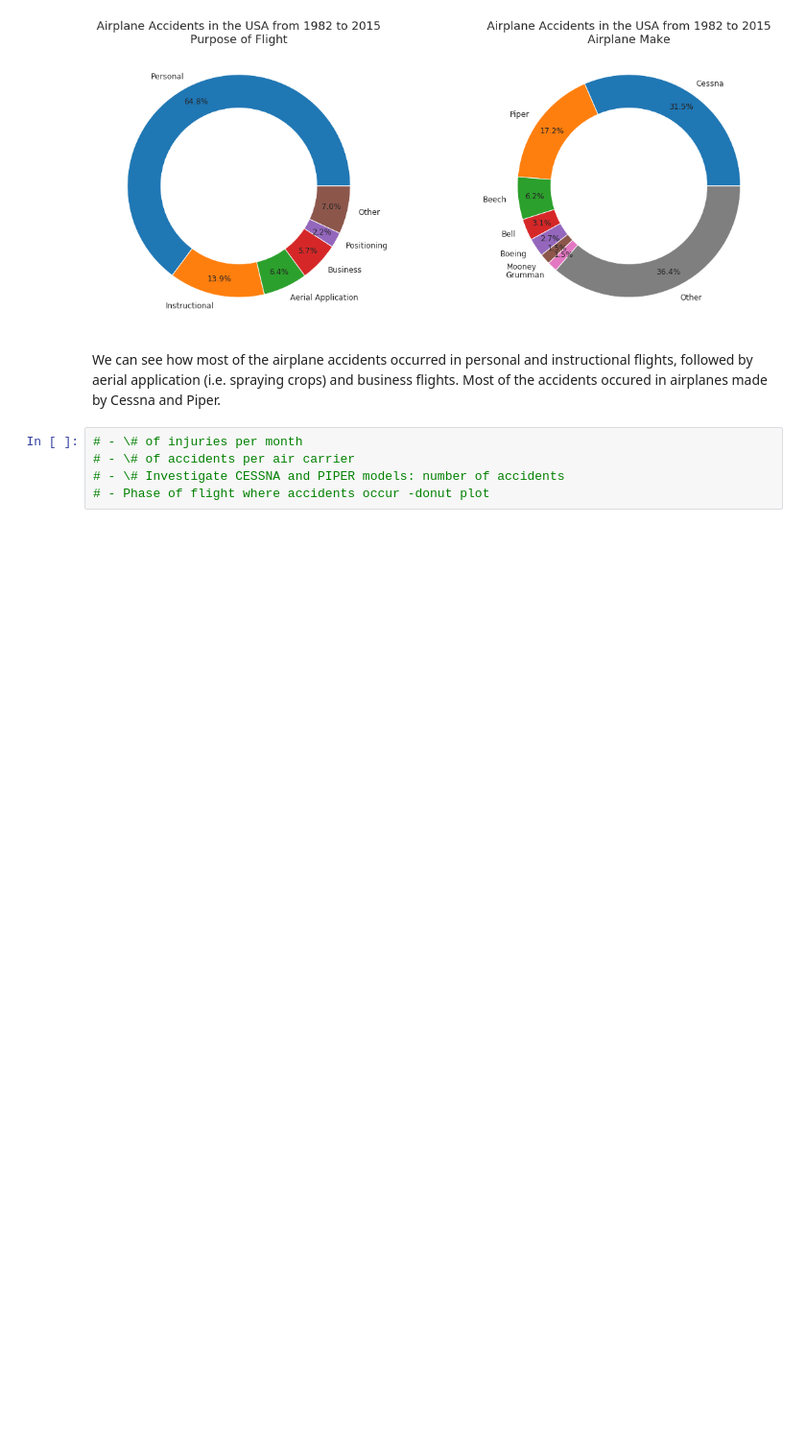
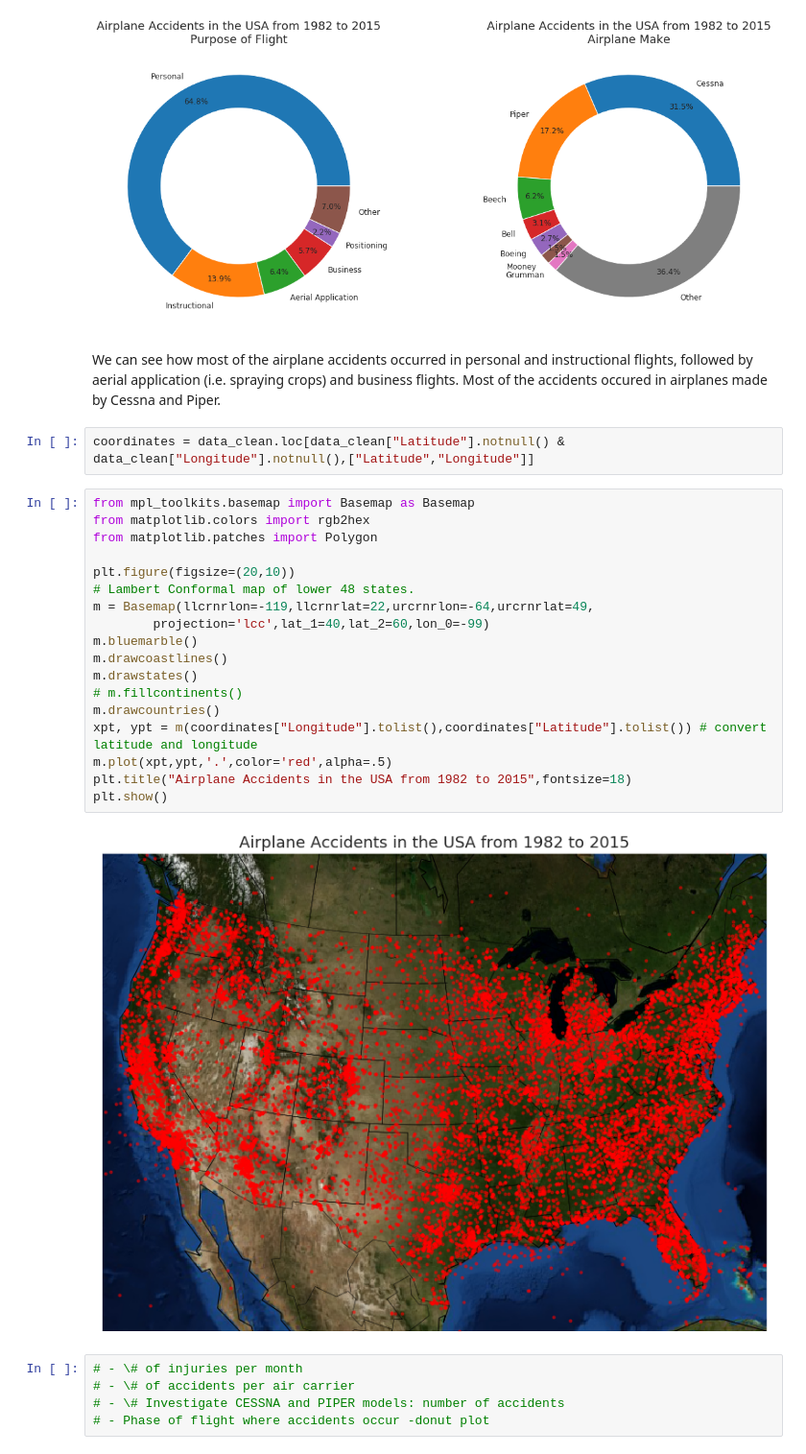
Before and after one commit to asisloustau/creations, a Jupyter notebook: investigating_airplane_accidents/aviation_analysis.ipynb, the cells around one changed output. Shown at 96% size. Saved outputs shown, nothing was run; the diff lists cells and outputs as text; blank space fills up the shorter version.

Commit message:
Basemap rev 0

```diff
--- a/investigating_airplane_accidents/aviation_analysis.ipynb
+++ b/investigating_airplane_accidents/aviation_analysis.ipynb
@@ -229,6 +229,28 @@ donut_plot(accidents_per_make,"Airplane Make",axis=ax2)
 # %% [markdown]
 We can see how most of the airplane accidents occurred in personal and instructional flights, followed by aerial application (i.e. spraying crops) and business flights.
 Most of the accidents occured in airplanes made by Cessna and Piper.
+# %%
+coordinates = data_clean.loc[data_clean["Latitude"].notnull() & data_clean["Longitude"].notnull(),["Latitude","Longitude"]]
+# %%
+from mpl_toolkits.basemap import Basemap as Basemap
+from matplotlib.colors import rgb2hex
+from matplotlib.patches import Polygon
+
+plt.figure(figsize=(20,10))
+# Lambert Conformal map of lower 48 states.
+m = Basemap(llcrnrlon=-119,llcrnrlat=22,urcrnrlon=-64,urcrnrlat=49,
+        projection='lcc',lat_1=40,lat_2=60,lon_0=-99)
+m.bluemarble()
+m.drawcoastlines()
+m.drawstates()
+# m.fillcontinents()
+m.drawcountries()
+xpt, ypt = m(coordinates["Longitude"].tolist(),coordinates["Latitude"].tolist()) # convert latitude and longitude
+m.plot(xpt,ypt,'.',color='red',alpha=.5)
+plt.title("Airplane Accidents in the USA from 1982 to 2015",fontsize=18)
+plt.show()
+# %% [output]
+[figure, added]
 # %%
 # - \# of injuries per month
 # - \# of accidents per air carrier
```
